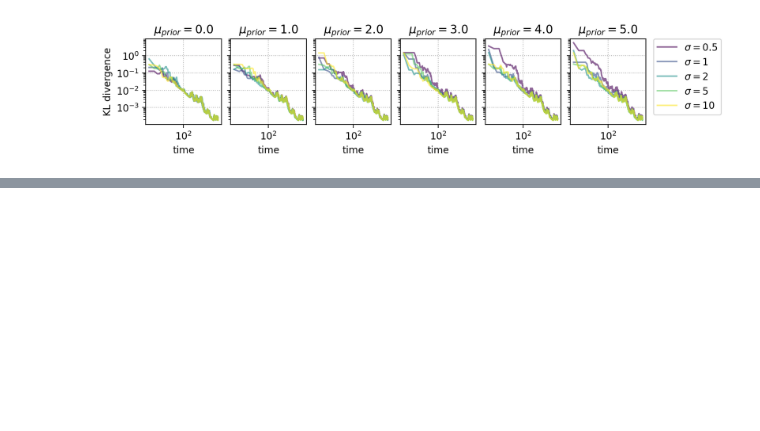
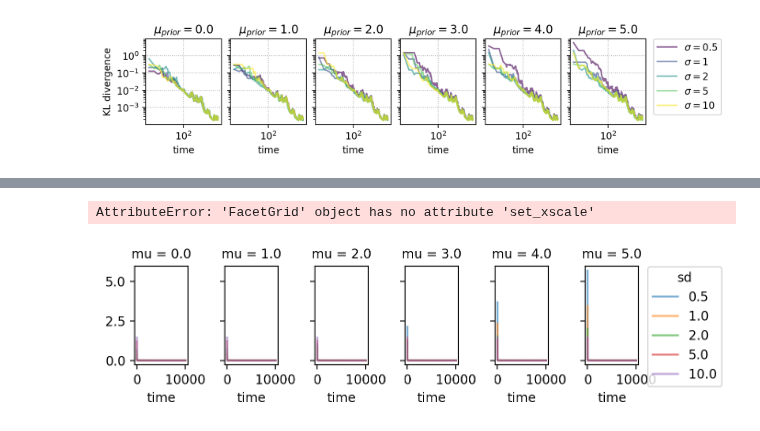
Before and after one commit to Priesemann-Group/neuro_op, a Jupyter notebook: notebooks/Analysis-N1.ipynb, the cells around one changed output, grey strips where cells are left out. Saved outputs shown, nothing was run; the diff lists cells and outputs as text; code cells hidden in the pictures; blank space fills up the shorter version.

```diff
--- a/notebooks/Analysis-N1.ipynb
+++ b/notebooks/Analysis-N1.ipynb
@@ -77,0 +84,6 @@ fig.savefig("N1-KLD.png")
+# %%
+fg = da_kld.plot(x="time", hue="sd", col="mu", alpha=0.6, figsize=(6,2))
+fg.set_xscale("log")
+# %% [output]
+AttributeError: 'FacetGrid' object has no attribute 'set_xscale'
+[figure, added]
```
Also changed, not shown: parts of 5 cells of this notebook, 5 other files.
